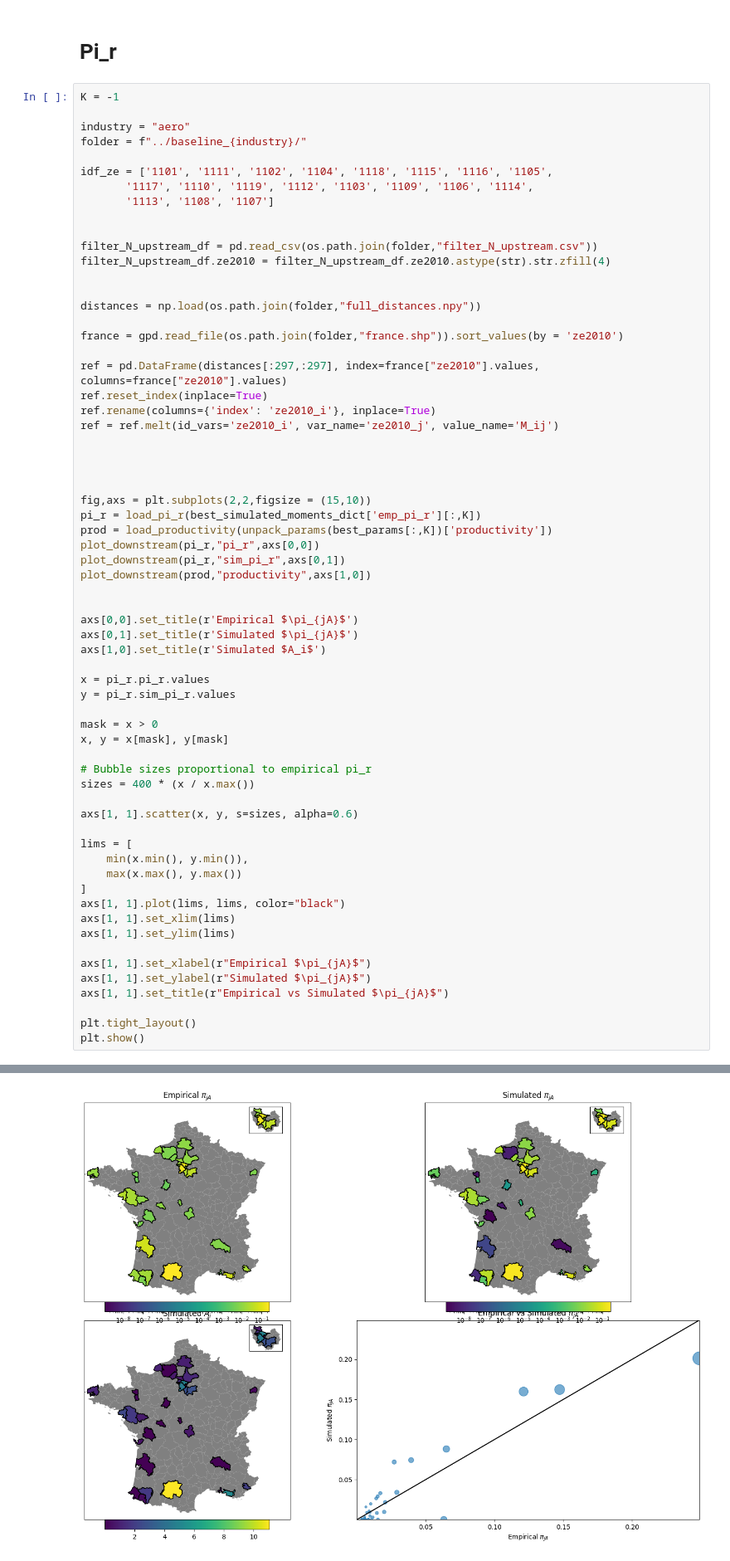
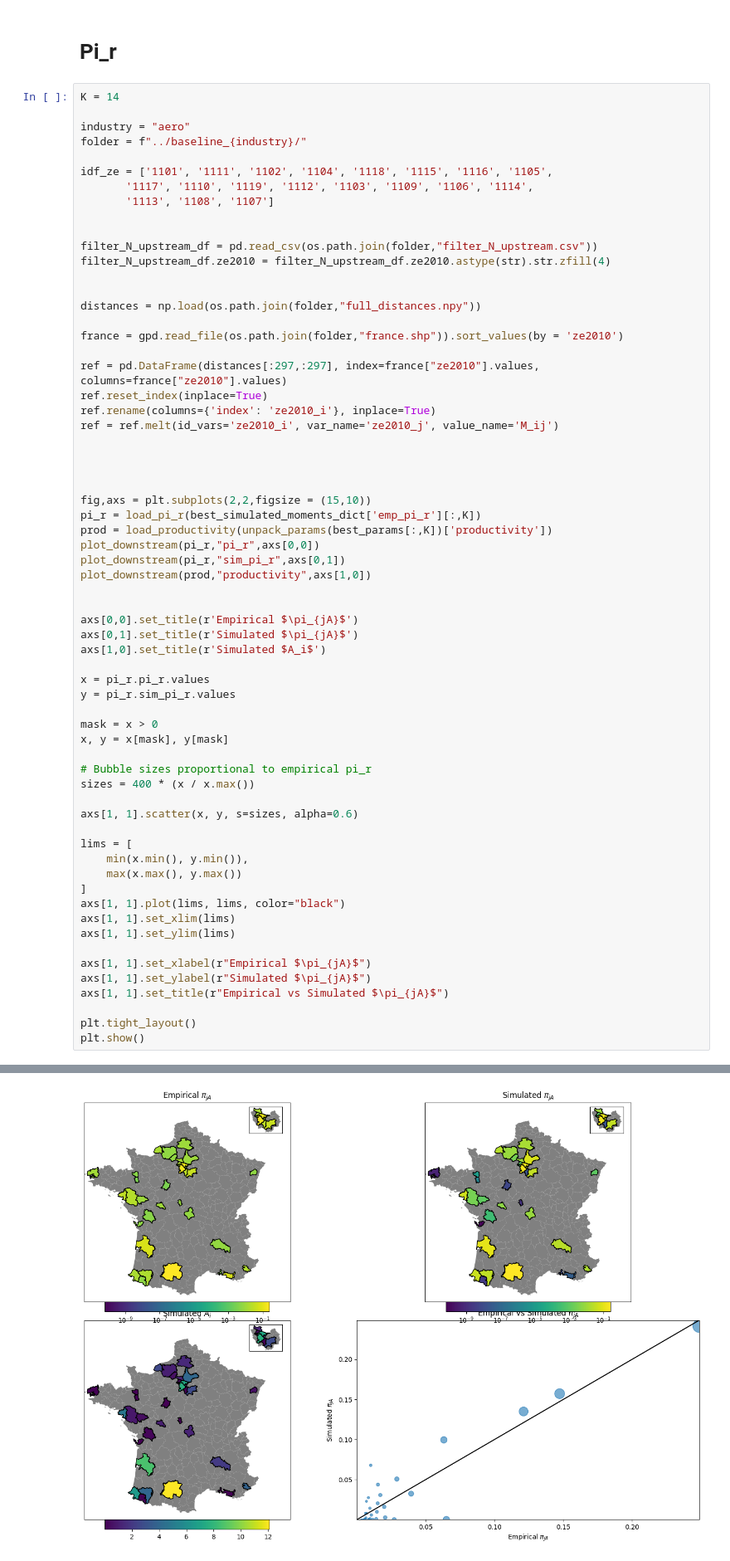
Before and after one commit to SwannChelly/SMM_Spatial_Comovement, a Jupyter notebook: analysis.ipynb, the cells around one changed output, grey strips where cells are left out. Shown at 83% size. Cells and saved outputs as stored; diff of their text form.

```diff
--- a/analysis.ipynb
+++ b/analysis.ipynb
@@ -522,7 +524,7 @@ p-value: 0.3791
 # %% [markdown]
 # Pi_r
 # %%
-K = -1
+K = 14
 
 industry = "aero"
 folder = f"../baseline_{industry}/"
@@ -614,2 +616,2 @@ max       11.064530
 Name: productivity, dtype: float64
-[figure, old version]
+[figure, new version]
```
Also changed, not shown: parts of 8 cells of this notebook, 3 other files.
